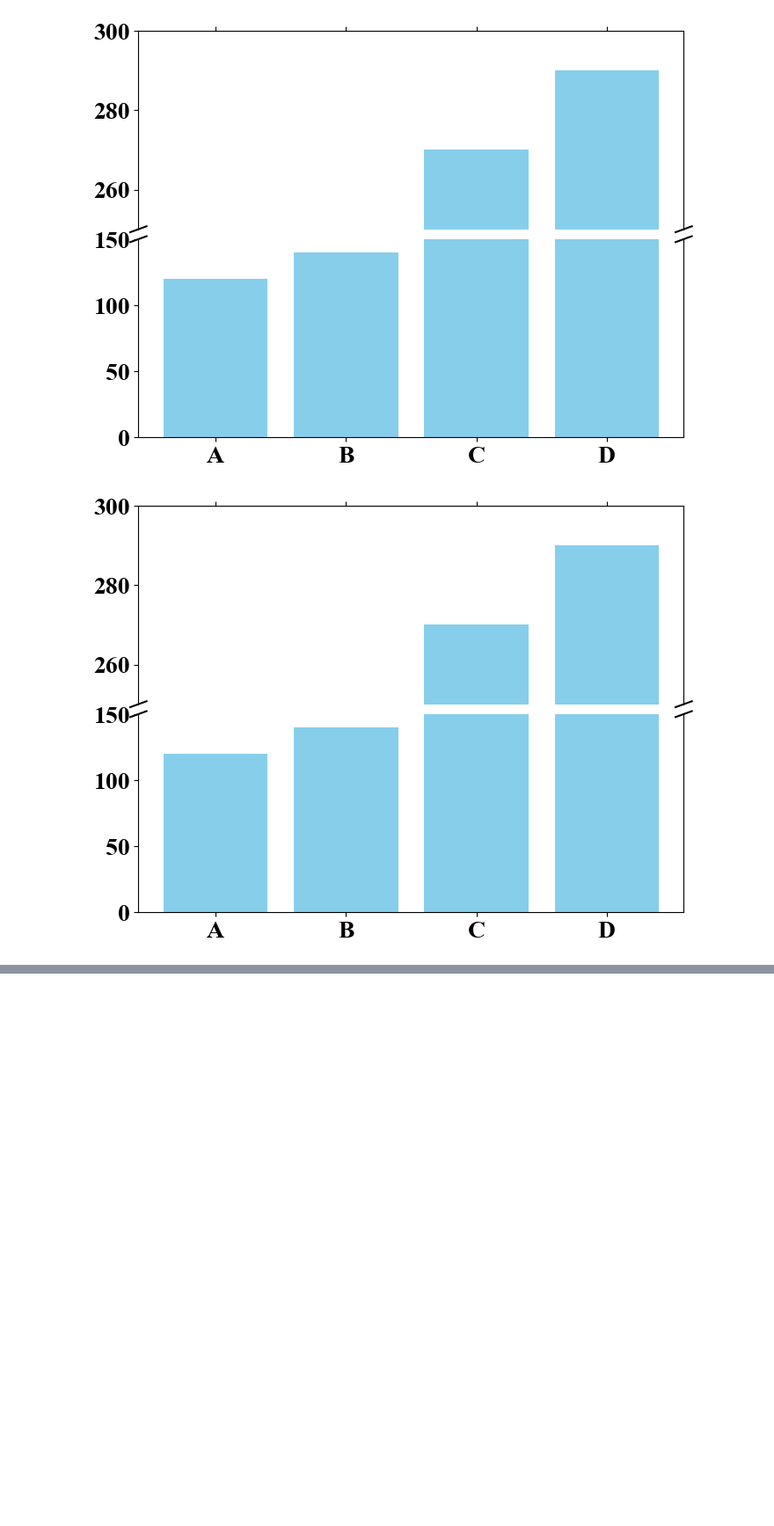
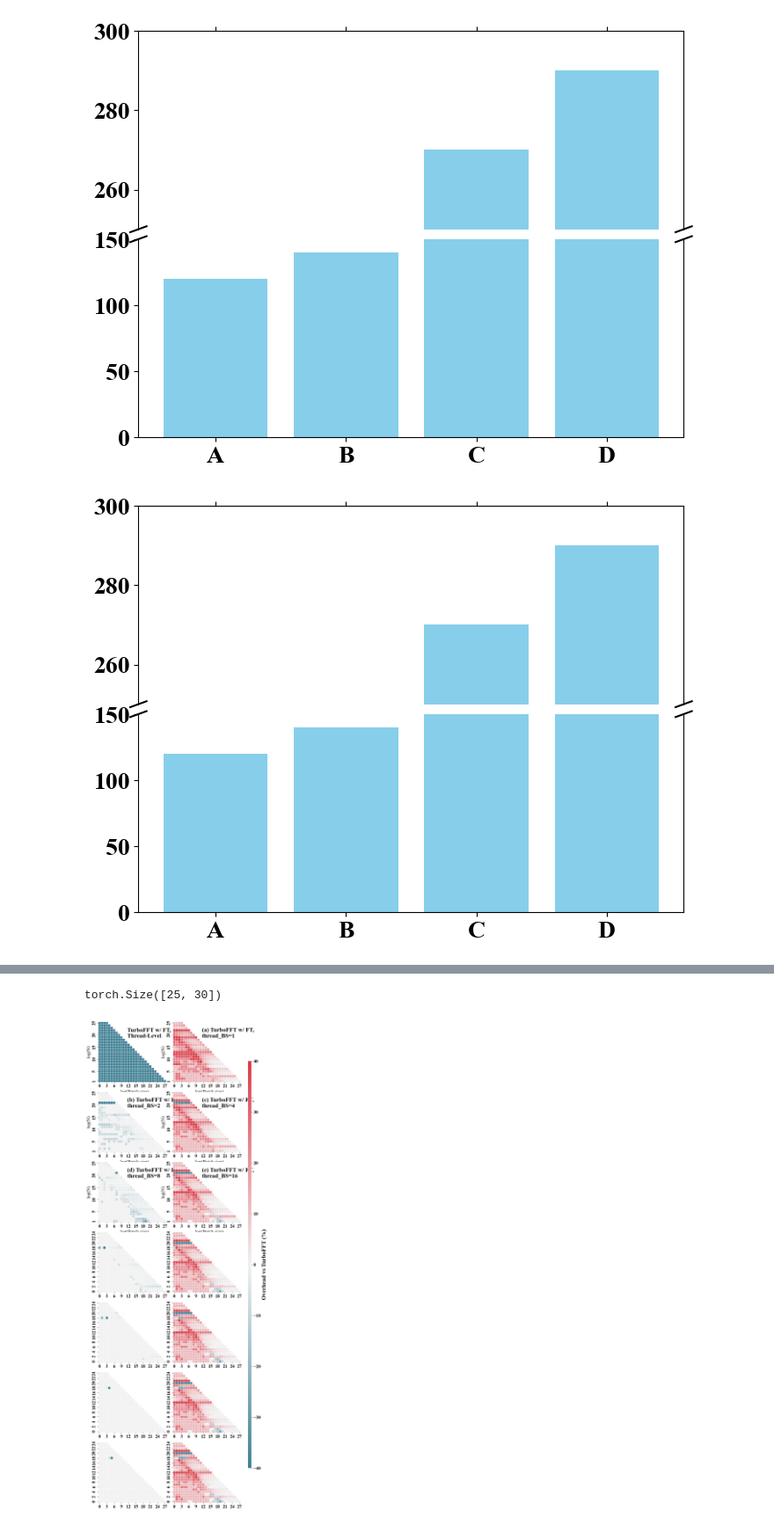
Before and after one commit to shixun404/HPCDeepNeuralNetworks, a Jupyter notebook: fig/ABFT_FFT/ppopp/scripts/plot.ipynb, the cells around one changed output, grey strips where cells are left out. Shown: that part at 88% size. Cells and saved outputs as stored; diff of their text form; code cells hidden in the pictures; blank space fills up the shorter version.

```diff
--- a/fig/ABFT_FFT/ppopp/scripts/plot.ipynb
+++ b/fig/ABFT_FFT/ppopp/scripts/plot.ipynb
@@ -528,0 +622,71 @@ plt.show()
+# %%
+import seaborn as sns
+import matplotlib.pyplot as plt
+import torch as th
+plt.rcParams["font.family"] = "Times New Roman"
+plt.rc('font', size=16,)
+cmap = sns.diverging_palette(220, 10, as_cmap=True)
+fontsize = 20
+logN_beg, logN_end = 1, 26
+logBS_beg, logBS_end = 0, 28
+p = 0
+precision = ['FP32', 'FP64']
+cuFFT = th.load('../data_0810/cuFFT.pt')[p, 1:26]
+TurboFFT = th.load('../data_0810/turboFFT.pt')[p, 1:26]
+TurboFFT_FT = th.load('../data_0810/TurboFFT_FT.pt')[p,:, 1:26]
+vkFFT = th.load('../data_0810/vkFFT.pt')
+nrows = 7
+fig, ax = plt.subplots(nrows, 2, figsize=(8, 24),)
+fig.tight_layout()
+fig.subplots_adjust(hspace=0, wspace=0.03)
+bd = 40
+print(cuFFT.shape)
+mask = th.ones(30, 30)
+for i in range(26):
+        mask[i][:28-i+1] = 0
+mask = mask.numpy()
+mask = mask[1:26]
+letter_id = 'abcdef'
+label = ['TurboFFT w/ FT,\nThread-Level']
+for i in range(6):
+	label.append(f'({letter_id[i]}) TurboFFT w/ FT,\nthread_BS={2**i}')
+cbar_ax = fig.add_axes([.96, .1, .02, .8], label='Overhead vs cuFFT (%)')
+TurboFFT_FT_best = th.ones(25, 30) * 1e6
+for i in range(nrows):
+	heatmap = (th.min(TurboFFT_FT_best, TurboFFT_FT[i])/TurboFFT_FT_best) * 100 - 100
+	TurboFFT_FT_best = th.min(TurboFFT_FT_best, TurboFFT_FT[i])
+	sns_plot = sns.heatmap(heatmap, cmap=cmap,  mask=mask, vmax=bd, vmin=-bd,center=0,
+	# sns_plot = sns.heatmap((TurboFFT[i]/cuFFT[i]) * 100 - 100, cmap=cmap, vmax=50, center=0,
+			square=True, linewidths=.5, cbar_kws={"shrink": .5}, ax=ax[i, 0],cbar=False)
+	# print(vkFFT[:30, :30].shape)
+	# heatmap = (TurboFFT_FT[i]/TurboFFT) * 100 - 100
+	heatmap = (TurboFFT_FT_best/TurboFFT) * 100 - 100
+	sns_plot = sns.heatmap(heatmap, cmap=cmap, mask=mask, vmax=bd, vmin=-bd,center=0,
+	# sns_plot = sns.heatmap((vkFFT[i] / cuFFT[i]) * 100 - 100, cmap=cmap, vmax=50, center=0,
+			square=True, linewidths=.5, cbar_kws={"shrink": .5}, ax=ax[i, 1],
+			cbar_ax=cbar_ax if i == 0 else None, cbar=i == 0)
+	ax[i, 0].invert_yaxis()
+	ax[i, 1].invert_yaxis()
+cbar_ax.set_ylabel('Overhead vs TurboFFT (%)', fontdict={'fontsize': fontsize, 'weight': 'bold'})
+# fig.colorbar(ax.get_children()[0], orientation="horizontal")
+
+for i in range(3):
+	b = 0.1
+	ax[i, 0].text(.3 + b, .9, label[i * 2], ha='left', va='top', transform=ax[i, 0].transAxes, fontsize=fontsize, fontdict={'weight': 'bold'})
+	ax[i, 1].text(.3 + b, .9, label[i * 2 + 1], ha='left', va='top', transform=ax[i, 1].transAxes, fontsize=fontsize, fontdict={'weight': 'bold'})
+	# ax[i, 0].text(.45 + b, .8, precision[i], ha='left', va='top', transform=ax[i, 0].transAxes, fontsize=fontsize, fontdict={'weight': 'bold'})
+	# ax[i, 1].text(.425 + b, .8, precision[i], ha='left', va='top', transform=ax[i, 1].transAxes, fontsize=fontsize, fontdict={'weight': 'bold'})
+	for j in range(2):
+		b = 0.5
+		ax[i, j].set_yticks([0 + b, 4 + b, 9+ b, 14+ b, 19+ b, 24+ b])
+		ax[i, j].set_yticklabels([1, 5, 10, 15, 20, 25])
+		ax[i, j].set_xticks([i + b for i in range(0, 28, 3)])
+		ax[i, j].set_xticklabels([i for i in range(0, 28, 3)])
+
+		ax[i, j].set_ylabel('log(N)')
+		ax[i, j].set_xlabel('log(Batch size)')
+
+# plt.savefig('../figs/TurboFFT_vs_VkFFT_vs_cuFFT.pdf', bbox_inches='tight')
+# %% [output]
+torch.Size([25, 30])
+[figure, added]
```
Also changed, not shown: parts of 2 cells of this notebook, 8 other files.
